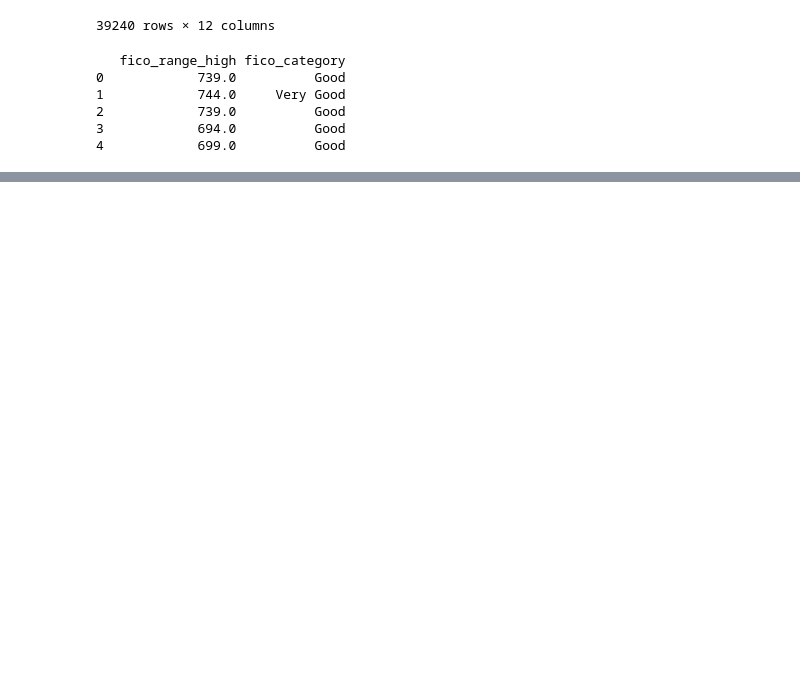
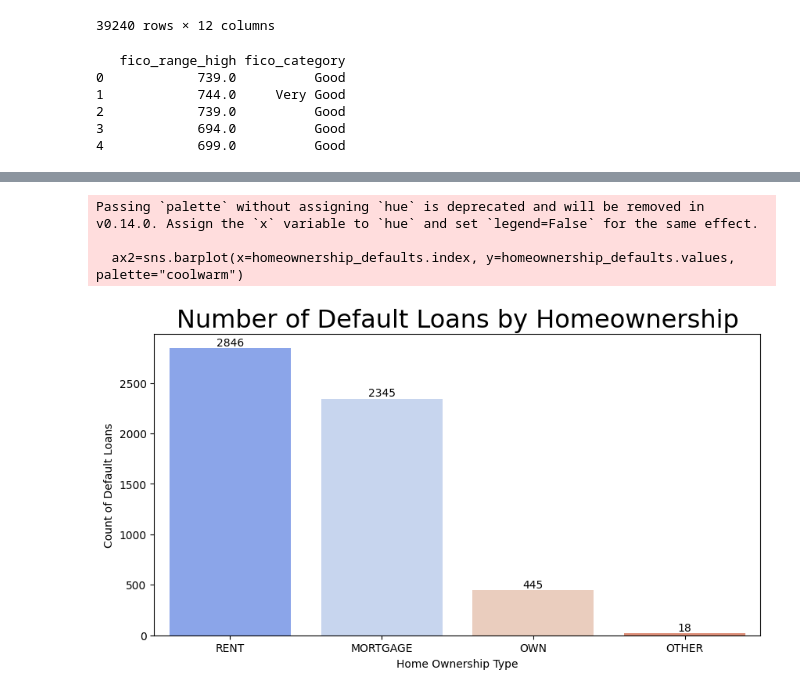
Before and after one commit to Memphis-rains/Loan-Default-System, a Jupyter notebook: data_cleaning.ipynb, the cells around one changed output, grey strips where cells are left out. Cells and saved outputs as stored; diff of their text form; code cells hidden in the pictures; blank space fills up the shorter version.

```diff
--- a/data_cleaning.ipynb
+++ b/data_cleaning.ipynb
@@ -242,0 +306,26 @@ print(new_df[['monthly_inc', 'installment_to_income_ratio %']].head())
+# %%
+# 3. Default Loans by Homeownership Type
+homeownership_defaults = new_df[new_df["loan_status"] == "Default"]["home_ownership"].value_counts()
+
+# Plot Default Loans by Homeownership
+plt.figure(figsize=(10, 5))
+ax2=sns.barplot(x=homeownership_defaults.index, y=homeownership_defaults.values, palette="coolwarm")
+bars2=ax2.patches
+height2=[bar.get_height() for bar in bars2]
+for bar,height in zip(bars2,height2):
+    ax2.text(
+        bar.get_x() + bar.get_width()/2,
+        height,
+        f"{int(height)}",
+        ha="center",
+        va="bottom"
+    )
+plt.title("Number of Default Loans by Homeownership",fontsize="23")
+plt.xlabel("Home Ownership Type")
+plt.ylabel("Count of Default Loans")
+plt.show()
+# %% [output]
+Passing `palette` without assigning `hue` is deprecated and will be removed in v0.14.0. Assign the `x` variable to `hue` and set `legend=False` for the same effect.
+
+  ax2=sns.barplot(x=homeownership_defaults.index, y=homeownership_defaults.values, palette="coolwarm")
+[figure, added]
```
Also changed, not shown: parts of 11 cells of this notebook, 2 other files.
